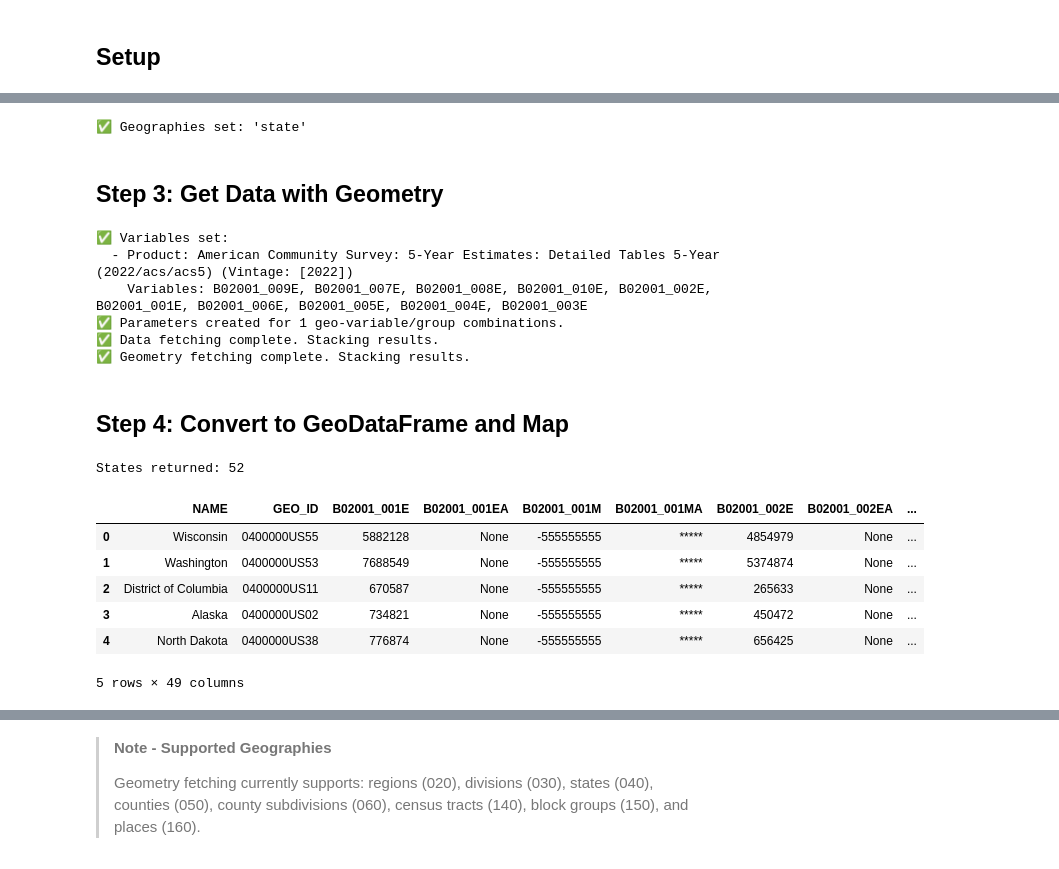
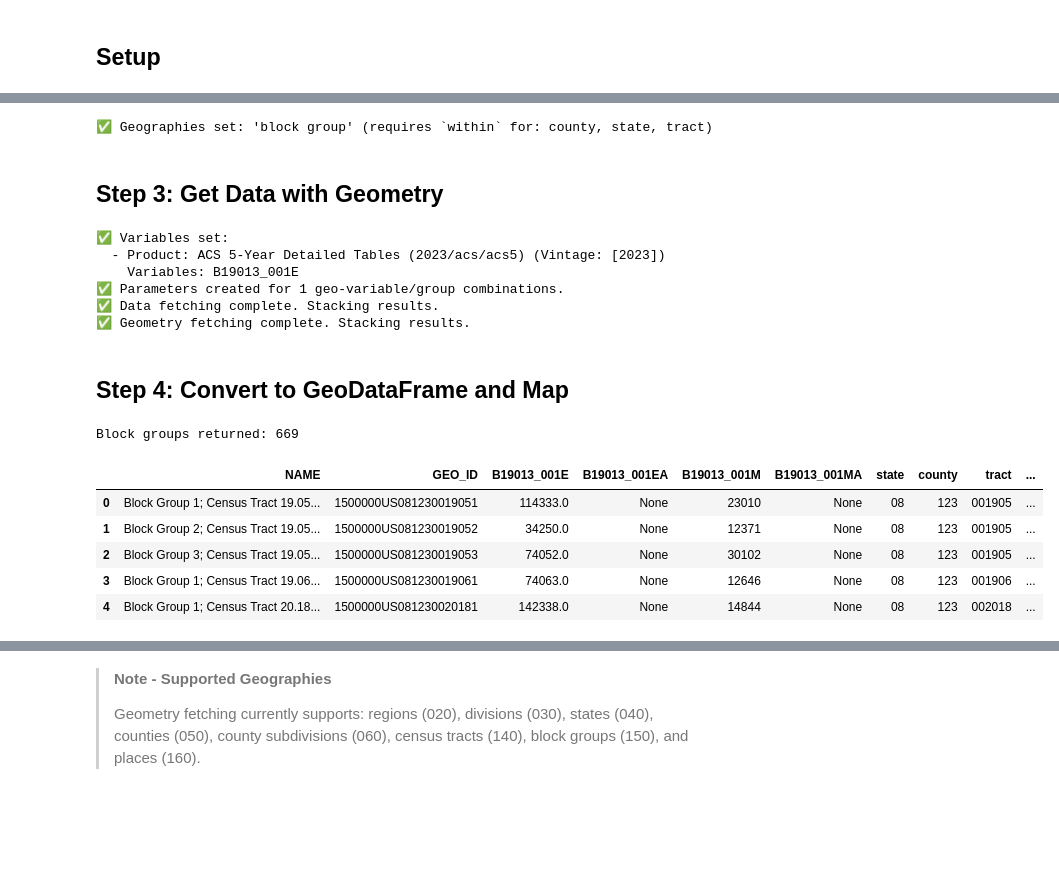
Before and after one commit to mostlyunoriginal/cendat, a Jupyter notebook: docs/tutorials/04_geometries.ipynb, the cells around one changed output, grey strips where cells are left out. Drawn from its saved outputs; the diff is of its cells as text; code cells hidden in the pictures; blank space fills up the shorter version.

```diff
--- a/docs/tutorials/04_geometries.ipynb
+++ b/docs/tutorials/04_geometries.ipynb
@@ -36,4 +49,4 @@ cdh.list_groups(patterns=r"^race")
 # %%
-cdh.set_groups(["B02001"])
+cdh.set_groups(["B19013"])
 cdh.describe_groups()
 # %% [output]
@@ -55,19 +59,24 @@ cdh.describe_groups()
 # %%
-# 040 = States
-cdh.set_geos(["040"])
+# 150 = Block Groups
+cdh.set_geos(["150"])
 # %% [output]
-✅ Geographies set: 'state'
+✅ Geographies set: 'block group' (requires `within` for: county, state, tract)
 # %% [markdown]
 ## Step 3: Get Data with Geometry
 # %%
+# Fetch data for 3 Colorado counties with geometries
 response = cdh.get_data(
     include_names=True,
     include_geometry=True,  # This fetches boundaries from TIGERweb
+    within={
+        "state": ["08"],  # Colorado
+        "county": ["069", "123", "013"],  # Larimer, Weld, Boulder
+    },
 )
 # %% [output]
 ✅ Variables set:
-  - Product: American Community Survey: 5-Year Estimates: Detailed Tables 5-Year (2022/acs/acs5) (Vintage: [2022])
-    Variables: B02001_009E, B02001_007E, B02001_008E, B02001_010E, B02001_002E, B02001_001E, B02001_006E, B02001_005E, B02001_004E, B02001_003E
+  - Product: ACS 5-Year Detailed Tables (2023/acs/acs5) (Vintage: [2023])
+    Variables: B19013_001E
 ✅ Parameters created for 1 geo-variable/group combinations.
 ✅ Data fetching complete. Stacking results.
 ✅ Geometry fetching complete. Stacking results.
@@ -76,14 +85,17 @@ response = cdh.get_data(
 # %%
 # to_gpd() returns a GeoDataFrame ready for mapping
 gdf = response.to_gpd(destring=True, join_strategy="inner")
-print(f"States returned: {len(gdf)}")
+
+# Handle missing values (Census uses -666666666 for suppressed data)
+gdf.loc[gdf["B19013_001E"] == -666666666, "B19013_001E"] = None
+
+print(f"Block groups returned: {len(gdf)}")
 gdf.head()
 # %% [output]
-States returned: 52
+Block groups returned: 669
-|  | NAME | GEO_ID | B02001_001E | B02001_001EA | B02001_001M | B02001_001MA | B02001_002E | B02001_002EA | ... |
-| 0 | Wisconsin | 0400000US55 | 5882128 | None | -555555555 | ***** | 4854979 | None | ... |
-| 1 | Washington | 0400000US53 | 7688549 | None | -555555555 | ***** | 5374874 | None | ... |
-| 2 | District of Columbia | 0400000US11 | 670587 | None | -555555555 | ***** | 265633 | None | ... |
-| 3 | Alaska | 0400000US02 | 734821 | None | -555555555 | ***** | 450472 | None | ... |
-| 4 | North Dakota | 0400000US38 | 776874 | None | -555555555 | ***** | 656425 | None | ... |
+|  | NAME | GEO_ID | B19013_001E | B19013_001EA | B19013_001M | B19013_001MA | state | county | tract | ... |
+| 0 | Block Group 1; Census Tract 19.05... | 1500000US081230019051 | 114333.0 | None | 23010 | None | 08 | 123 | 001905 | ... |
+| 1 | Block Group 2; Census Tract 19.05... | 1500000US081230019052 | 34250.0 | None | 12371 | None | 08 | 123 | 001905 | ... |
+| 2 | Block Group 3; Census Tract 19.05... | 1500000US081230019053 | 74052.0 | None | 30102 | None | 08 | 123 | 001905 | ... |
+| 3 | Block Group 1; Census Tract 19.06... | 1500000US081230019061 | 74063.0 | None | 12646 | None | 08 | 123 | 001906 | ... |
+| 4 | Block Group 1; Census Tract 20.18... | 1500000US081230020181 | 142338.0 | None | 14844 | None | 08 | 123 | 002018 | ... |
-5 rows × 49 columns
```
Also changed, not shown: parts of 10 cells of this notebook, 1 other file.
